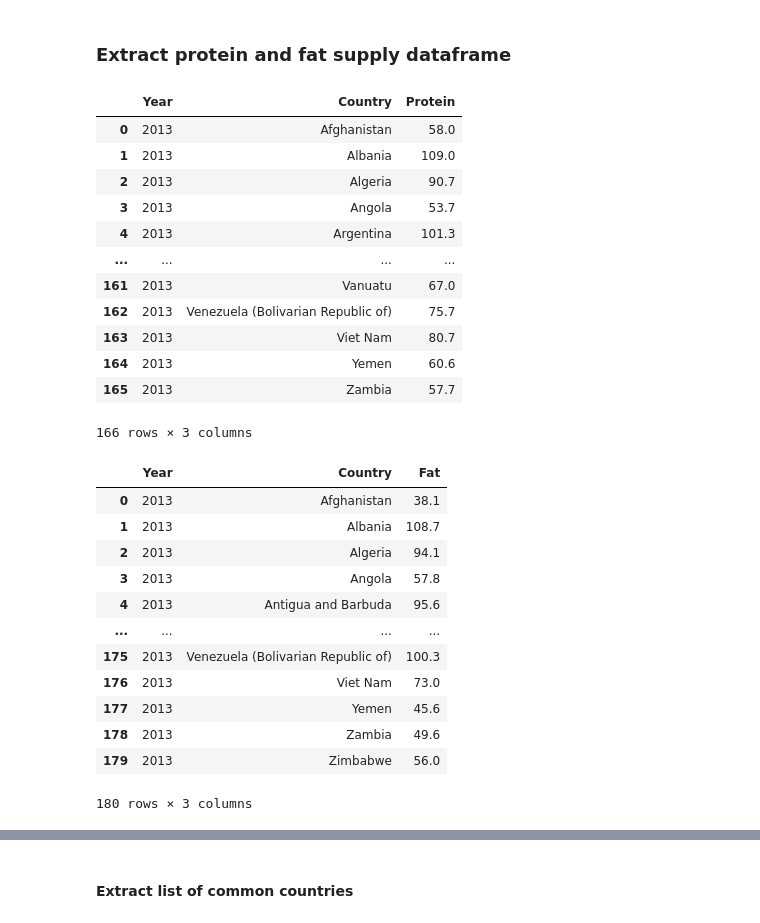
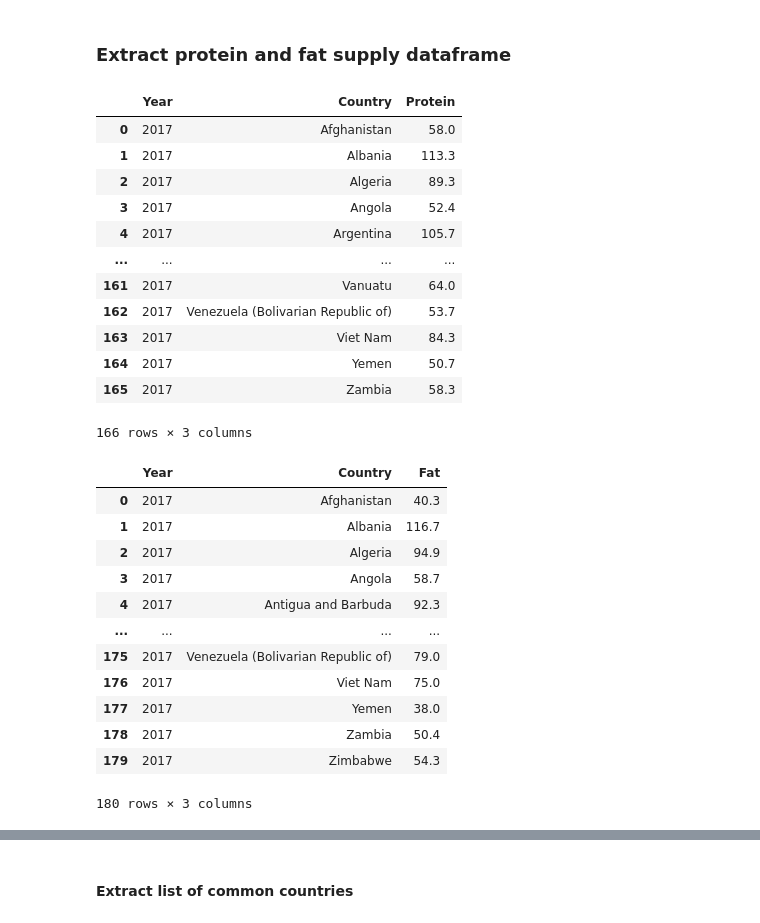
Before and after one commit to tanjoash/2D_data_driven_world, a Jupyter notebook: 2dwork/2D DDW.ipynb, the cells around one changed output, grey strips where cells are left out. Drawn from its saved outputs; the diff is of its cells as text; code cells hidden in the pictures.

```diff
--- a/2dwork/2D DDW.ipynb
+++ b/2dwork/2D DDW.ipynb
@@ -1295,4 +1299,6 @@ carbohydrate(g) = [total energy(kcal) - (total fat(g) * 9) - (total protein(g) *
 ### Extract prevalence of undernourishment data
 
 The following code extracts the total food supply for each country in 2018. This data is extracted from "DDW_Food Supply.csv".
+# %%
+year_extract = 2017
 # %%
@@ -1339,7 +1345,7 @@ dfyears_f_p = dfyears_f_p.replace({"2011-2013": 2012, "2012-2014": 2013, "2013-2
 # extract values only when item is protein
 dfyears_protein = dfyears_f_p[(dfyears_f_p["Item"] == "Protein")]
 # extract values for the specified year
-dfyears_protein = dfyears_protein[(dfyears_protein["Year"]==2013)]
+dfyears_protein = dfyears_protein[(dfyears_protein["Year"]==year_extract)]
 # extract year, country and food supply
 dfyears_protein = dfyears_protein[["Year", "Country", "Value"]]
 # rename "Value" column
@@ -1352,46 +1358,46 @@ dfyears_protein = dfyears_protein.reset_index(drop=True)
 dfyears_protein
 # %% [output]
 |  | Year | Country | Protein |
-| 0 | 2013 | Afghanistan | 58.0 |
-| 1 | 2013 | Albania | 109.0 |
-| 2 | 2013 | Algeria | 90.7 |
-| 3 | 2013 | Angola | 53.7 |
-| 4 | 2013 | Argentina | 101.3 |
+| 0 | 2017 | Afghanistan | 58.0 |
+| 1 | 2017 | Albania | 113.3 |
+| 2 | 2017 | Algeria | 89.3 |
+| 3 | 2017 | Angola | 52.4 |
+| 4 | 2017 | Argentina | 105.7 |
 | ... | ... | ... | ... |
-| 161 | 2013 | Vanuatu | 67.0 |
-| 162 | 2013 | Venezuela (Bolivarian Republic of) | 75.7 |
-| 163 | 2013 | Viet Nam | 80.7 |
-| 164 | 2013 | Yemen | 60.6 |
-| 165 | 2013 | Zambia | 57.7 |
+| 161 | 2017 | Vanuatu | 64.0 |
+| 162 | 2017 | Venezuela (Bolivarian Republic of) | 53.7 |
+| 163 | 2017 | Viet Nam | 84.3 |
+| 164 | 2017 | Yemen | 50.7 |
+| 165 | 2017 | Zambia | 58.3 |
 166 rows × 3 columns
 # %%
 # extract values only when item is fat
 dfyears_fat = dfyears_f_p[(dfyears_f_p["Item"] == "Fat")]
 # extract values for the specified year
-dfyears_fat = dfyears_fat[(dfyears_fat["Year"]==2013)]
+dfyears_fat = dfyears_fat[(dfyears_fat["Year"]==year_extract)]
 # extract year, country and food supply
 dfyears_fat = dfyears_fat[["Year", "Country", "Value"]]
 # rename "Value" column
 dfyears_fat = dfyears_fat.rename(columns = {"Value": "Fat"})
 # drop rows with no value (NaN)
 dfyears_fat = dfyears_fat.dropna()
 # set index from 0
 dfyears_fat = dfyears_fat.reset_index(drop=True)
 # print dataframe
 dfyears_fat
 # %% [output]
 |  | Year | Country | Fat |
-| 0 | 2013 | Afghanistan | 38.1 |
-| 1 | 2013 | Albania | 108.7 |
-| 2 | 2013 | Algeria | 94.1 |
-| 3 | 2013 | Angola | 57.8 |
-| 4 | 2013 | Antigua and Barbuda | 95.6 |
+| 0 | 2017 | Afghanistan | 40.3 |
+| 1 | 2017 | Albania | 116.7 |
+| 2 | 2017 | Algeria | 94.9 |
+| 3 | 2017 | Angola | 58.7 |
+| 4 | 2017 | Antigua and Barbuda | 92.3 |
 | ... | ... | ... | ... |
-| 175 | 2013 | Venezuela (Bolivarian Republic of) | 100.3 |
-| 176 | 2013 | Viet Nam | 73.0 |
-| 177 | 2013 | Yemen | 45.6 |
-| 178 | 2013 | Zambia | 49.6 |
-| 179 | 2013 | Zimbabwe | 56.0 |
+| 175 | 2017 | Venezuela (Bolivarian Republic of) | 79.0 |
+| 176 | 2017 | Viet Nam | 75.0 |
+| 177 | 2017 | Yemen | 38.0 |
+| 178 | 2017 | Zambia | 50.4 |
+| 179 | 2017 | Zimbabwe | 54.3 |
 180 rows × 3 columns
 # %%
 df_fat_countries = dfyears_fat.Country.unique()
```
Also changed, not shown: parts of 23 cells of this notebook, 22 other files.
